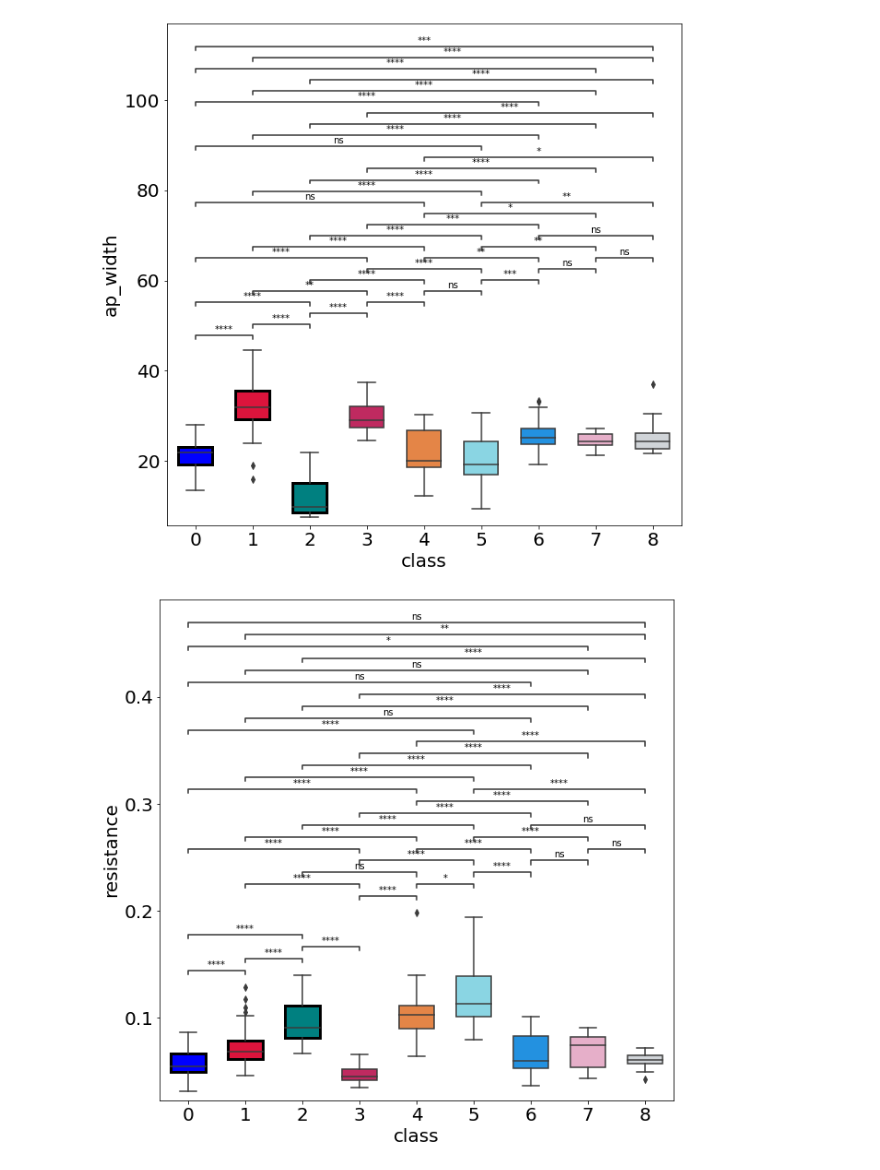
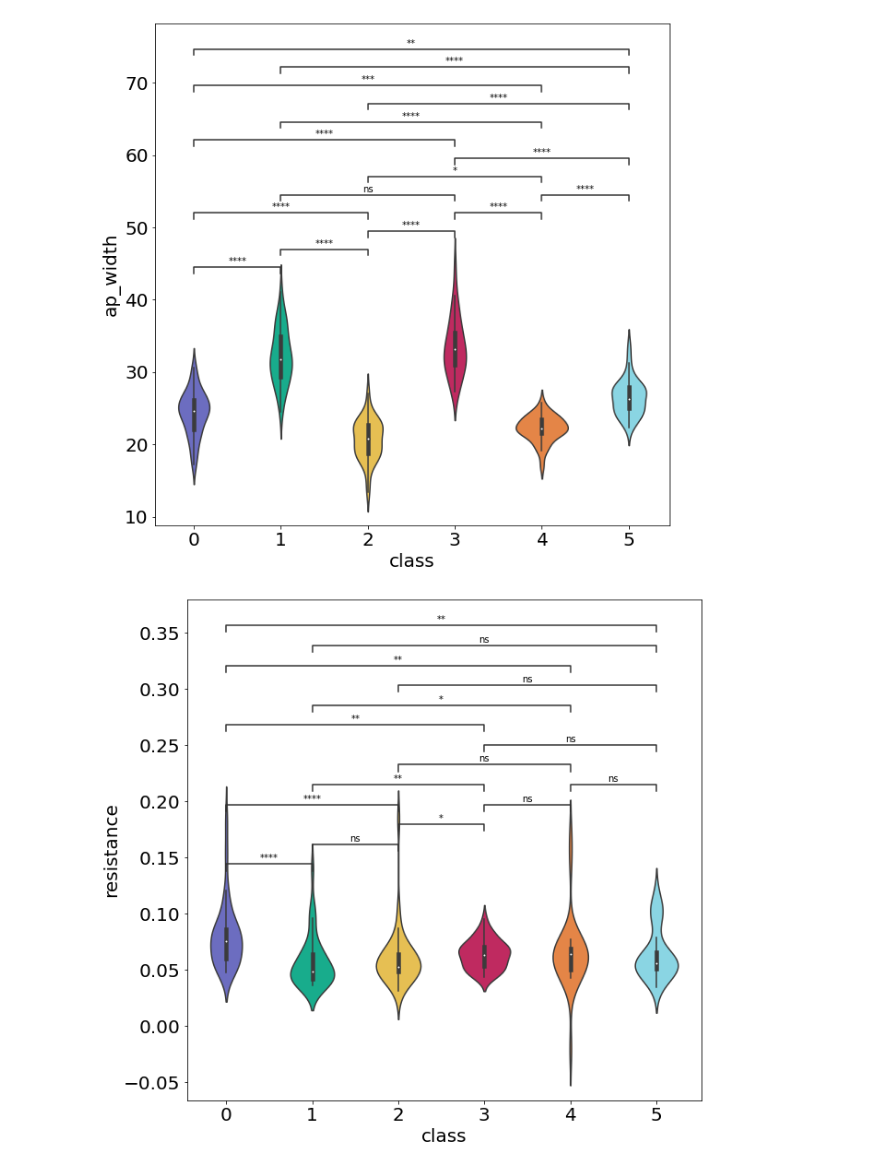
Before and after one commit to Nishant-codex/single_cell_analysis, a Jupyter notebook: notebooks/UMAP_Louvan.ipynb, the cells around one changed output. Saved outputs shown, nothing was run; the diff lists cells and outputs as text; code cells hidden in the pictures.

```diff
--- a/notebooks/UMAP_Louvan.ipynb
+++ b/notebooks/UMAP_Louvan.ipynb
@@ -594,0 +574,4 @@ ax2.spines['left'].set_color('#5c95ff')
+# %%
+exc_df_acsf['labels_lv'] = labels_exc
+
+plot_confusion_matrix(get_confusion_matrix(exc_df_acsf,feat[:-1]),labels_exc)
@@ -611,7 +711,7 @@ n_clusts_dict = {}
 #Louvain Clustering Parameters
 RESOLUTION = 1.5
 random_state = 42
-full_data = exc_df_acsf[feat]
+full_data = join_wave_with_ephys(feat, exc_inh_df_w_waves_acsf[exc_inh_df_w_waves_acsf['ephys_labels']==1])
 # BLUE COLOR
 BlueCol = '\033[94m'
 subsets=[100]
@@ -734,12 +868,12 @@ def plot_significance_new(data,var,hue,ax,palette='mako',drug=False,test ='Mann-
     ax.tick_params(axis='x', labelsize=20)
     ax.tick_params(axis='y', labelsize=20)
 
-    boxes = sns.boxplot(data=data,
-                x=hue,
-                y=var,
-                width=.6,
-                palette=palette,
-                ax=ax)
+    boxes = sns.violinplot(data=data,
+                            x=hue,
+                            y=var,
+                            width=.6,
+                            palette=palette,
+                            ax=ax)
 
     # sns.stripplot(x=hue, y=var , data=data,
     #             size=3, color=".4", linewidth=0,ax=ax)
@@ -762,7 +896,6 @@ def plot_significance_new(data,var,hue,ax,palette='mako',drug=False,test ='Mann-
     pairs = np.unique(data[hue])
     pairs = [i for i in combinations(pairs,2)]
 
-
     annotator = Annotator(ax,pairs, data=data, x=hue,palette=palette, y=var)
     annotator.configure(test=test, text_format='star', loc='inside')
     annotator.apply_and_annotate()
@@ -773,10 +906,10 @@ for val in ['AP_avg','ap_width', 'resistance','mi', 'thr', 'isi', 'sub_thr','imp
 
     plot_significance_new(data = inh_df_acsf,
     var = val,
-    hue = 'labels',
+    hue = 'labels_lv',
     ax = ax,
     drug = False,
-    palette = CUSTOM_PAL_SORT_3[:len(set(exc_df_acsf['labels']))] )
+    palette = CUSTOM_PAL_SORT_3[:len(set(exc_df_acsf['labels_lv']))] )
     # plt.savefig('C:/Users/Nishant Joshi/Documents/DNM/'+val+'_'+cond+'_dist.png',dpi=200)
 # %% [output]
 p-value annotation legend:
@@ -806,0 +940,7 @@ p-value annotation legend:
+# %%
+for val in ['AP_avg','ap_width', 'resistance','mi', 'thr', 'isi', 'sub_thr','imp']:
+    sig_matrix = get_pvalues(inh_df_acsf,var = val,hue = 'labels_lv',)
+    fig,ax = plt.subplots(1,1,figsize=[4,4])
+    sns.heatmap(sig_matrix,annot=True,ax=ax)
+    ax.set_title(val+' significance')
+    plt.show()
@@ -814,7 +963,7 @@ def plot_significance_new(data,var,hue,ax,palette='mako',drug=False,test ='Mann-
     ax.tick_params(axis='x', labelsize=20)
     ax.tick_params(axis='y', labelsize=20)
 
-    boxes = sns.boxplot(data=data,
+    boxes = sns.violinplot(data=data,
                 x=hue,
                 y=var,
                 width=.6,
@@ -853,10 +1002,10 @@ for val in ['AP_avg', 'ap_width','resistance','mi', 'thr', 'isi', 'sub_thr','imp
 
     plot_significance_new(data = exc_df_acsf,
     var = val,
-    hue = 'labels',
+    hue = 'labels_lv',
     ax = ax,
     drug = False,
-    palette = CUSTOM_PAL_SORT_3[:len(set(exc_df_acsf['labels']))] )
+    palette = CUSTOM_PAL_SORT_3[:len(set(exc_df_acsf['labels_lv']))] )
     # plt.savefig('C:/Users/Nishant Joshi/Documents/DNM/'+val+'_'+cond+'_dist.png',dpi=200)
 # %% [output]
 p-value annotation legend:
@@ -880,2 +1029,2 @@ p-value annotation legend:
-[figure, old version]
+[figure, new version]
-[figure, old version]
+[figure, new version]
```
Also changed, not shown: parts of 57 cells of this notebook, 1 other file.
